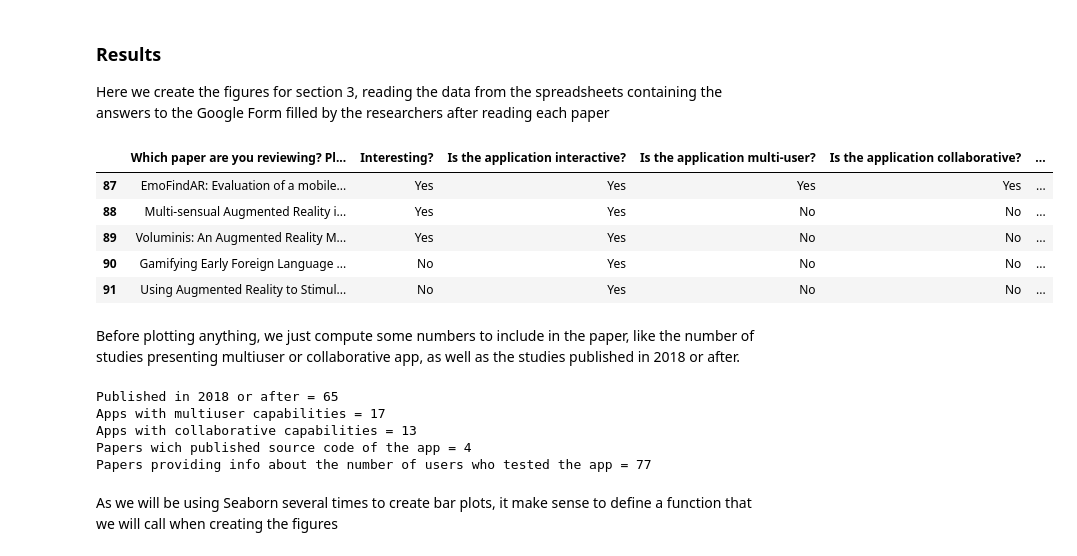
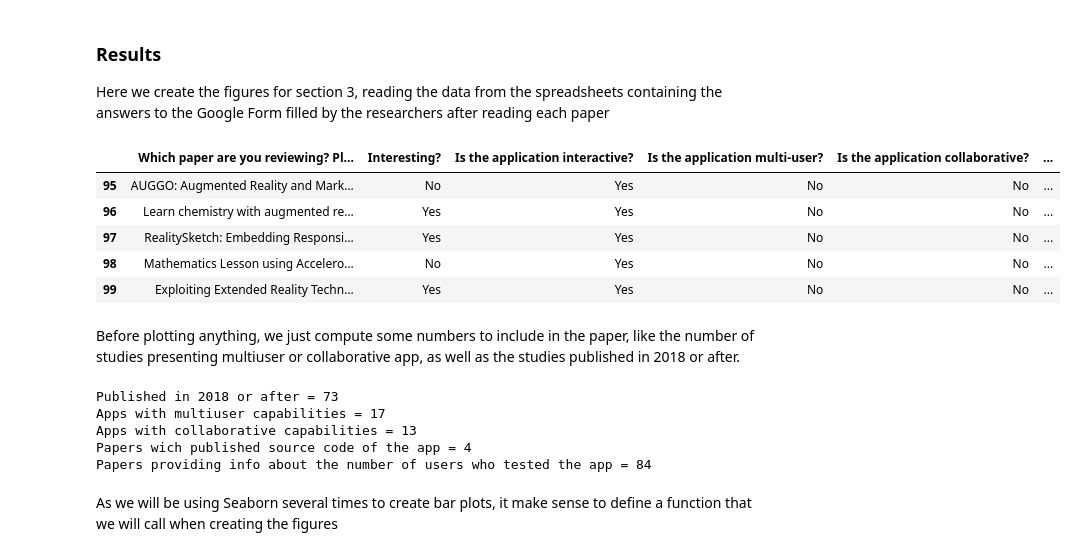
Before and after one commit to Stocastico/AR_SLR_Paper, a Jupyter notebook: create_figures.ipynb, the cells around one changed output. Saved outputs shown, nothing was run; the diff lists cells and outputs as text; code cells hidden in the pictures.

```diff
--- a/create_figures.ipynb
+++ b/create_figures.ipynb
@@ -149,16 +149,16 @@ kappa
 
 Here we create the figures for section 3, reading the data from the spreadsheets containing the answers to the Google Form filled by the researchers after reading each paper
 # %%
-df2 = pd.read_excel ('data/AR in Education SLR (Responses).xlsx', sheet_name='OnlyValid', header=0, nrows=92,
-                    usecols='B,C,E:G,I:O,V')
+df2 = pd.read_excel ('data/AR in Education SLR (Responses)_all2020.xlsx', engine='openpyxl',
+                     sheet_name='OnlyValid', header=0, nrows=100, usecols='B,C,E:G,I:O,V')
 df2.tail()
 # %% [output]
 |  | Which paper are you reviewing? Pl... | Interesting? | Is the application interactive? | Is the application multi-user? | Is the application collaborative? | ... |
-| 87 | EmoFindAR: Evaluation of a mobile... | Yes | Yes | Yes | Yes | ... |
-| 88 | Multi-sensual Augmented Reality i... | Yes | Yes | No | No | ... |
-| 89 | Voluminis: An Augmented Reality M... | Yes | Yes | No | No | ... |
-| 90 | Gamifying Early Foreign Language ... | No | Yes | No | No | ... |
-| 91 | Using Augmented Reality to Stimul... | No | Yes | No | No | ... |
+| 95 | AUGGO: Augmented Reality and Mark... | No | Yes | No | No | ... |
+| 96 | Learn chemistry with augmented re... | Yes | Yes | No | No | ... |
+| 97 | RealitySketch: Embedding Responsi... | Yes | Yes | No | No | ... |
+| 98 | Mathematics Lesson using Accelero... | No | Yes | No | No | ... |
+| 99 | Exploiting Extended Reality Techn... | Yes | Yes | No | No | ... |
 # %% [markdown]
 Before plotting anything, we just compute some numbers to include in the paper, like the number of studies presenting multiuser or collaborative app, as well as the studies published in 2018 or after.
 # %%
@@ -182,11 +182,11 @@ evaluation_info_col = df2["Does the paper provide information regarding the numb
 evaluation_info = evaluation_info_col[evaluation_info_col == "Yes"].count()
 print(f"Papers providing info about the number of users who tested the app = {evaluation_info}")
 # %% [output]
-Published in 2018 or after = 65
+Published in 2018 or after = 73
 Apps with multiuser capabilities = 17
 Apps with collaborative capabilities = 13
 Papers wich published source code of the app = 4
-Papers providing info about the number of users who tested the app = 77
+Papers providing info about the number of users who tested the app = 84
 # %% [markdown]
 As we will be using Seaborn several times to create bar plots, it make sense to define a function that we will call when creating the figures
 # %%
```
Also changed, not shown: parts of 14 cells of this notebook, 7 other files.
